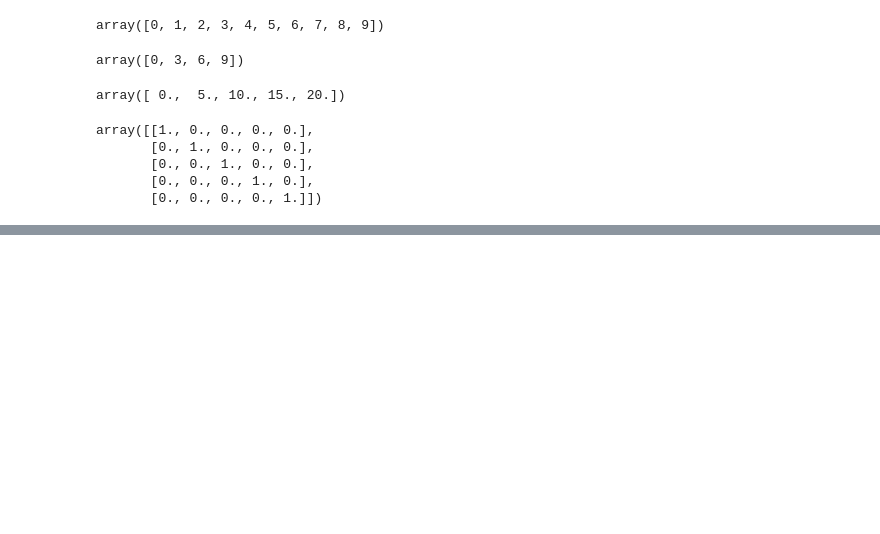
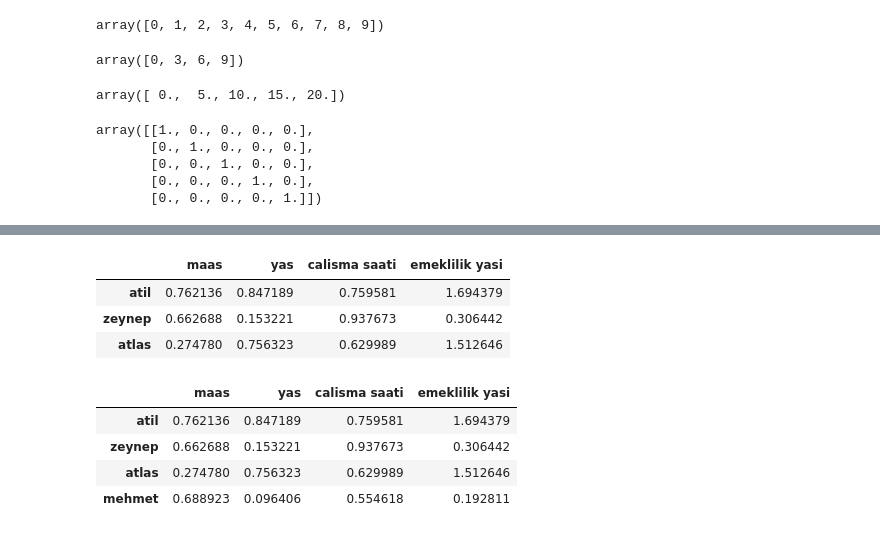
Before and after one commit to erhanbarisolmez/ml--tensorflow_btk, a Jupyter notebook: TensorFlow/01-degiskenler.ipynb, the cells around one changed output, grey strips where cells are left out. Drawn from its saved outputs; the diff is of its cells as text; code cells hidden in the pictures; blank space fills up the shorter version.

```diff
--- a/TensorFlow/01-degiskenler.ipynb
+++ b/TensorFlow/01-degiskenler.ipynb
@@ -579,0 +852,15 @@ Name: atil, dtype: float64
+# %%
+yeniDataFrame.drop("mehmet")
+# %% [output]
+|  | maas | yas | calisma saati | emeklilik yasi |
+| atil | 0.762136 | 0.847189 | 0.759581 | 1.694379 |
+| zeynep | 0.662688 | 0.153221 | 0.937673 | 0.306442 |
+| atlas | 0.274780 | 0.756323 | 0.629989 | 1.512646 |
+# %%
+yeniDataFrame
+# %% [output]
+|  | maas | yas | calisma saati | emeklilik yasi |
+| atil | 0.762136 | 0.847189 | 0.759581 | 1.694379 |
+| zeynep | 0.662688 | 0.153221 | 0.937673 | 0.306442 |
+| atlas | 0.274780 | 0.756323 | 0.629989 | 1.512646 |
+| mehmet | 0.688923 | 0.096406 | 0.554618 | 0.192811 |
```
Also changed, not shown: parts of 129 cells of this notebook, 1 other file.
